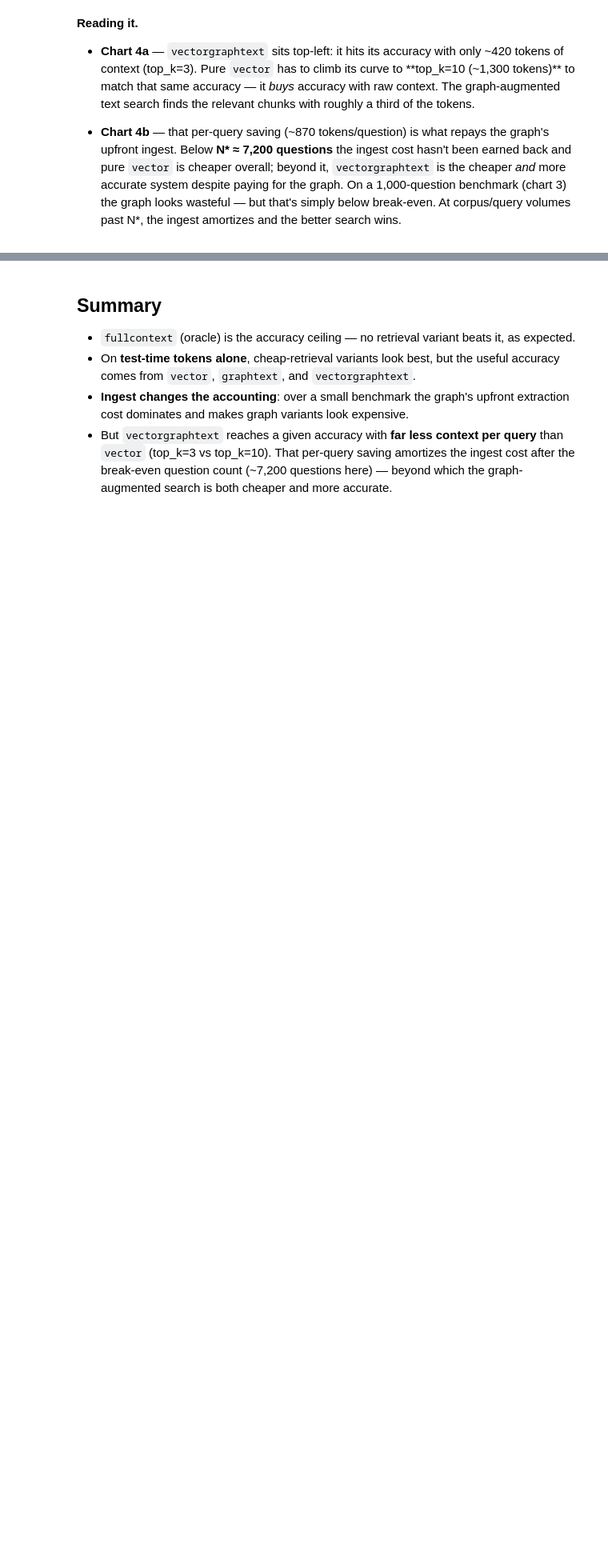
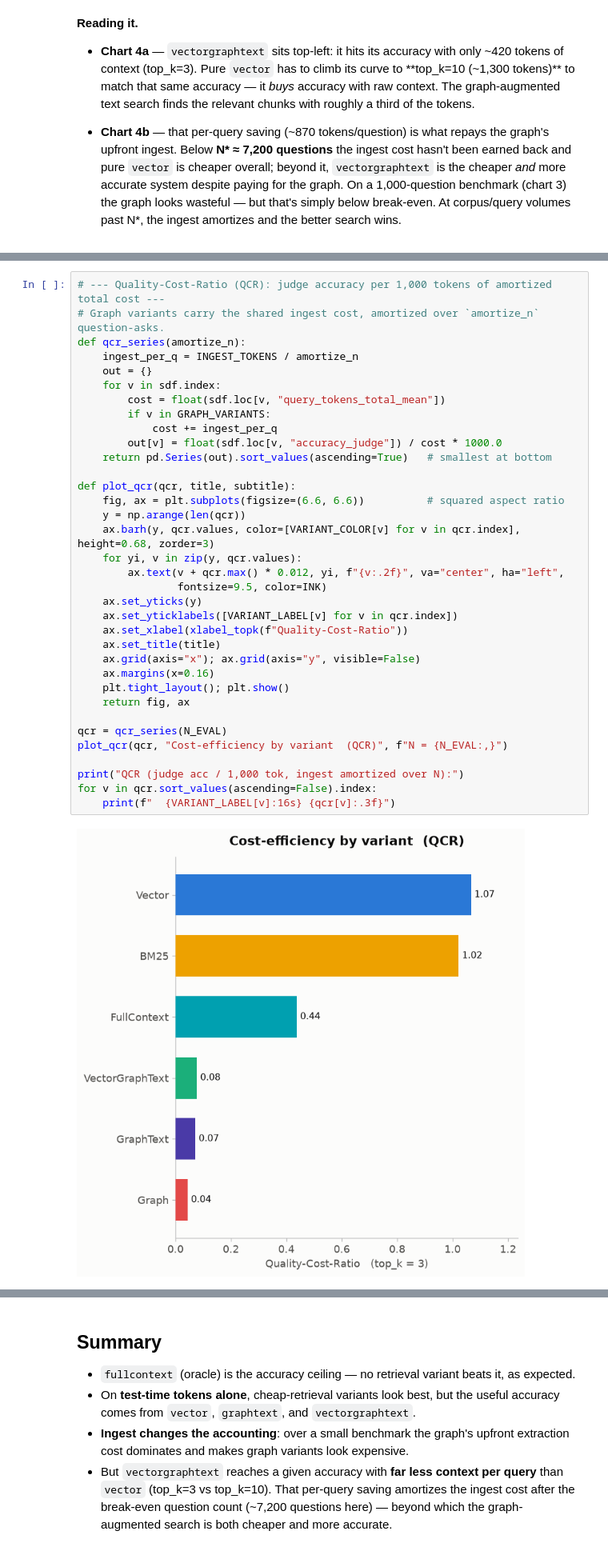
Before and after one commit to lugoll/AgenticMemoryProject, a Jupyter notebook: notebooks/final_results.ipynb, the cells around one changed output, grey strips where cells are left out. Shown at 80% size. Cells and saved outputs as stored; diff of their text form; blank space fills up the shorter version.

```diff
--- a/notebooks/final_results.ipynb
+++ b/notebooks/final_results.ipynb
@@ -359,0 +456,37 @@ plt.tight_layout(); plt.show()
+# %%
+# --- Quality-Cost-Ratio (QCR): judge accuracy per 1,000 tokens of amortized total cost ---
+# Graph variants carry the shared ingest cost, amortized over `amortize_n` question-asks.
+def qcr_series(amortize_n):
+    ingest_per_q = INGEST_TOKENS / amortize_n
+    out = {}
+    for v in sdf.index:
+        cost = float(sdf.loc[v, "query_tokens_total_mean"])
+        if v in GRAPH_VARIANTS:
+            cost += ingest_per_q
+        out[v] = float(sdf.loc[v, "accuracy_judge"]) / cost * 1000.0
+    return pd.Series(out).sort_values(ascending=True)   # smallest at bottom
+
+def plot_qcr(qcr, title, subtitle):
+    fig, ax = plt.subplots(figsize=(6.6, 6.6))          # squared aspect ratio
+    y = np.arange(len(qcr))
+    ax.barh(y, qcr.values, color=[VARIANT_COLOR[v] for v in qcr.index], height=0.68, zorder=3)
+    for yi, v in zip(y, qcr.values):
+        ax.text(v + qcr.max() * 0.012, yi, f"{v:.2f}", va="center", ha="left",
+                fontsize=9.5, color=INK)
+    ax.set_yticks(y)
+    ax.set_yticklabels([VARIANT_LABEL[v] for v in qcr.index])
+    ax.set_xlabel(xlabel_topk(f"Quality-Cost-Ratio"))
+    ax.set_title(title)
+    ax.grid(axis="x"); ax.grid(axis="y", visible=False)
+    ax.margins(x=0.16)
+    plt.tight_layout(); plt.show()
+    return fig, ax
+
+qcr = qcr_series(N_EVAL)
+plot_qcr(qcr, "Cost-efficiency by variant  (QCR)", f"N = {N_EVAL:,}")
+
+print("QCR (judge acc / 1,000 tok, ingest amortized over N):")
+for v in qcr.sort_values(ascending=False).index:
+    print(f"  {VARIANT_LABEL[v]:16s} {qcr[v]:.3f}")
+# %% [output]
+[figure, added]
```
Also changed, not shown: parts of 8 cells of this notebook.
